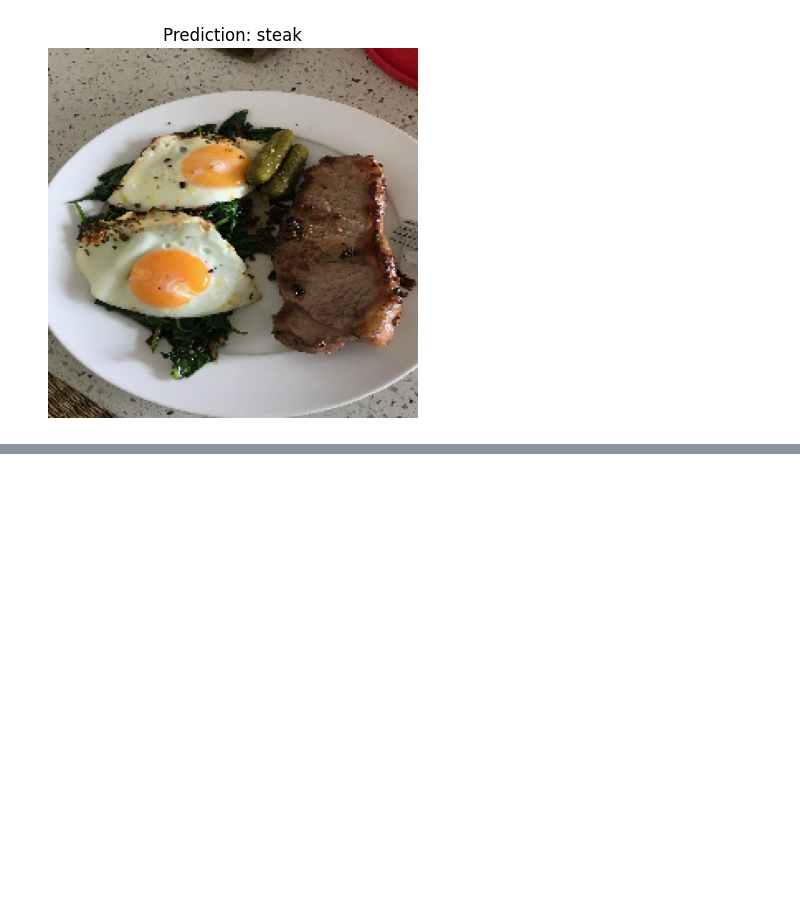
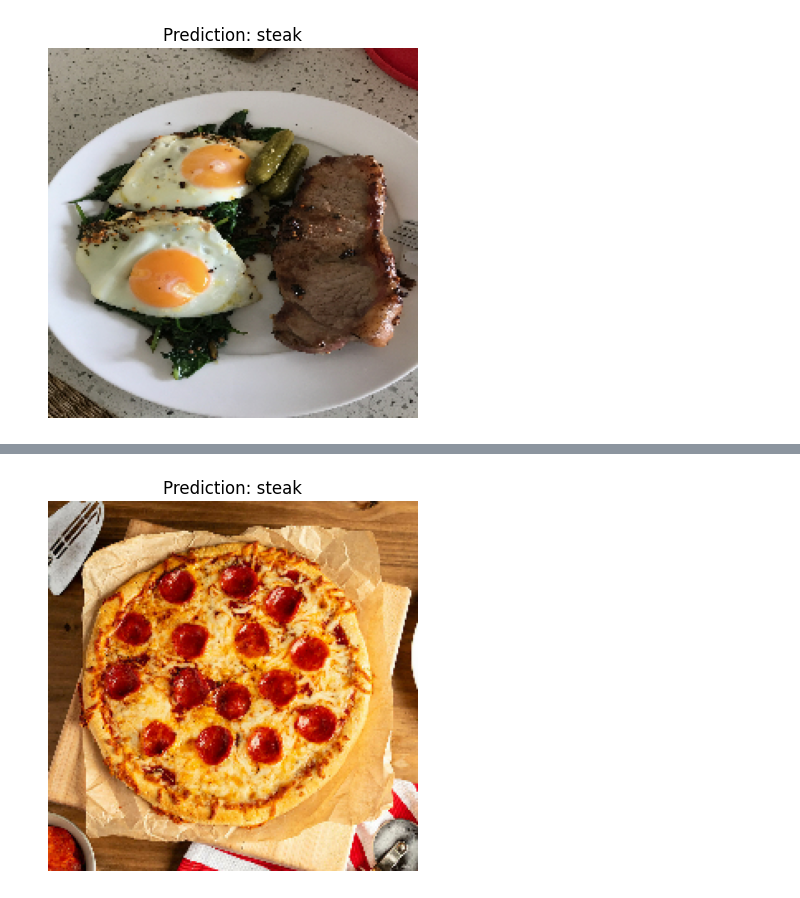
Before and after one commit to Zuhair0000/tensorflow_bootcamp, a Jupyter notebook: 03_introduction_to_computer_vision.ipynb, the cells around one changed output, grey strips where cells are left out. Saved outputs shown, nothing was run; the diff lists cells and outputs as text; code cells hidden in the pictures; blank space fills up the shorter version.

```diff
--- a/03_introduction_to_computer_vision.ipynb
+++ b/03_introduction_to_computer_vision.ipynb
@@ -722 +722,4 @@ pred_and_plt(model_6, '03-pizza-dad.jpeg')
 [figure]
+# %%
+pred_and_plt(model_6, 'pizza1.jpg')
+# %% [output]
@@ -722,0 +727 @@ pred_and_plt(model_6, '03-pizza-dad.jpeg')
+[figure, added]
```
Also changed, not shown: parts of 3 cells of this notebook.
